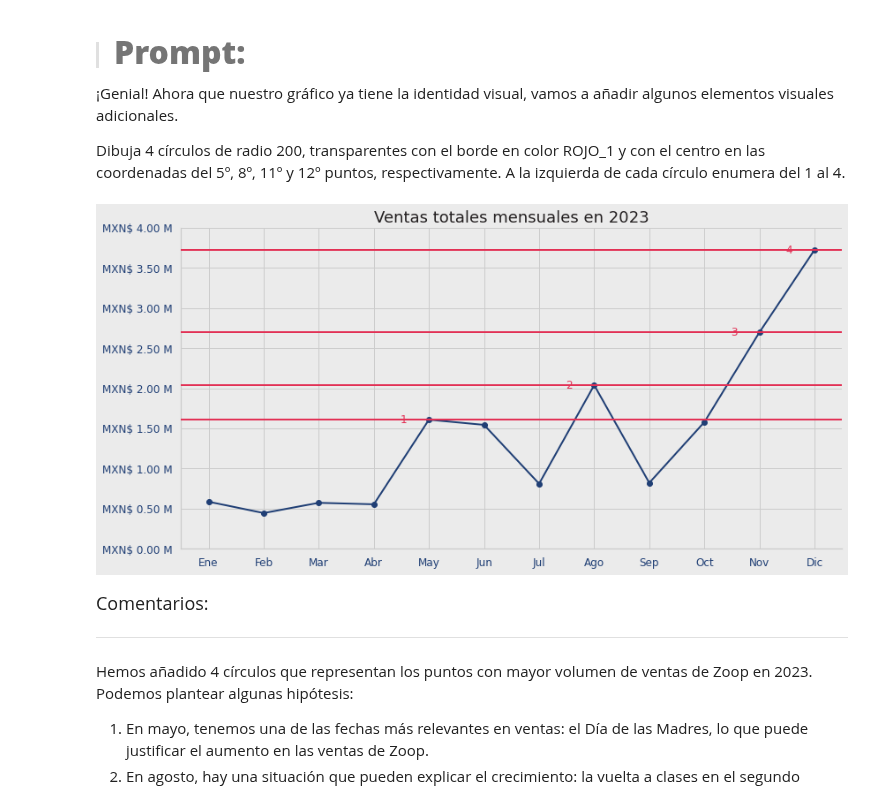
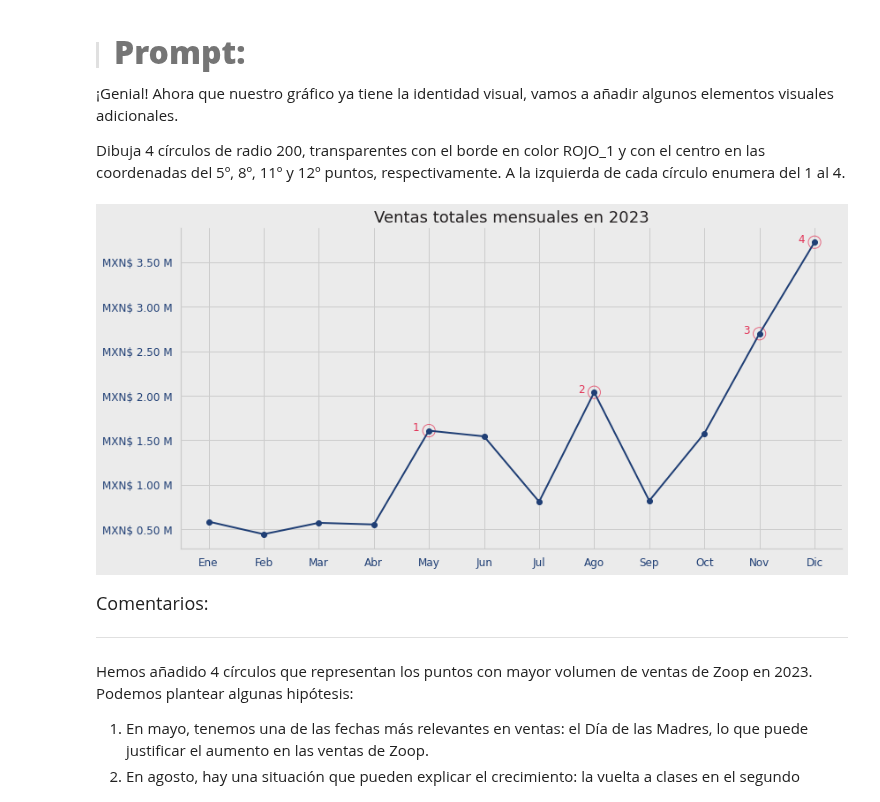
Before and after one commit to jbernalg/ALURA_Data_Science, a Jupyter notebook: ETL/ChatGPT/IA_aplicada_a_ciencia_de_datos.ipynb, the cells around one changed output. Cells and saved outputs as stored; diff of their text form; code cells hidden in the pictures.

```diff
--- a/ETL/ChatGPT/IA_aplicada_a_ciencia_de_datos.ipynb
+++ b/ETL/ChatGPT/IA_aplicada_a_ciencia_de_datos.ipynb
@@ -1426,49 +1426,38 @@ ax.set_facecolor(GRIS_1)
 ax.plot(ventas_mensuales.index, ventas_mensuales.values, marker='o', color=AZUL_1, linewidth=2)
 
 # Título
 ax.set_title('Ventas totales mensuales en 2023', fontsize=18, color=GRIS_5)
 
 # Eje X
 ax.set_xticklabels(ventas_mensuales.index, fontsize=12, color=AZUL_1)
 
 # Eje Y con formato monetario
 ax.set_yticks(ax.get_yticks())
 ax.set_yticklabels(
     [f'MXN$ {y/1e6:.2f} M' for y in ax.get_yticks()],
     fontsize=12, color=AZUL_1
 )
 
 # Suprimir etiquetas de los ejes
 ax.set_xlabel('')
 ax.set_ylabel('')
 
 # Quitar bordes superior y derecho
 ax.spines['top'].set_visible(False)
 ax.spines['right'].set_visible(False)
 
-# Coordenadas de los puntos 5, 8, 11, 12 (índices 4, 7, 10, 11)
-indices_destacados = [4, 7, 10, 11]
-for i, idx in enumerate(indices_destacados):
-    x = ventas_mensuales.index[idx]
-    y = ventas_mensuales.values[idx]
-
-    # Dibujar círculo
-    circle = Circle(
-        (idx, y), radius=200, edgecolor=ROJO_1,
-        facecolor='none', linewidth=1.5, zorder=5
-    )
-    ax.add_patch(circle)
-
-    # Añadir número a la izquierda del círculo
-    ax.text(idx - 0.4, y, f'{i+1}', fontsize=12, color=ROJO_1, va='center', ha='right')
+# agregar circulos enumerado
+for i, point in enumerate([(4, ventas_mensuales.iloc[4]), (7, ventas_mensuales.iloc[7]), (10, ventas_mensuales.iloc[10]), (11, ventas_mensuales.iloc[11])]):
+    plt.scatter(point[0], point[1], s=200, color='none', edgecolors=ROJO_1, alpha=0.7)
+    plt.text(point[0] - 0.3, point[1] + 0.1, str(i+1), fontsize=12, color=ROJO_1)
 
 # Ajustar límites para evitar recorte
 ax.set_xlim(-0.5, len(ventas_mensuales) - 0.5)
 
 plt.tight_layout()
 plt.show()
 # %% [output]
-[figure, old version]
+[figure, new version]
 # %% [markdown]
 <font color="7b71ff" size=4> Comentarios: </font>
 
```
Also changed, not shown: parts of 1 cell of this notebook.
